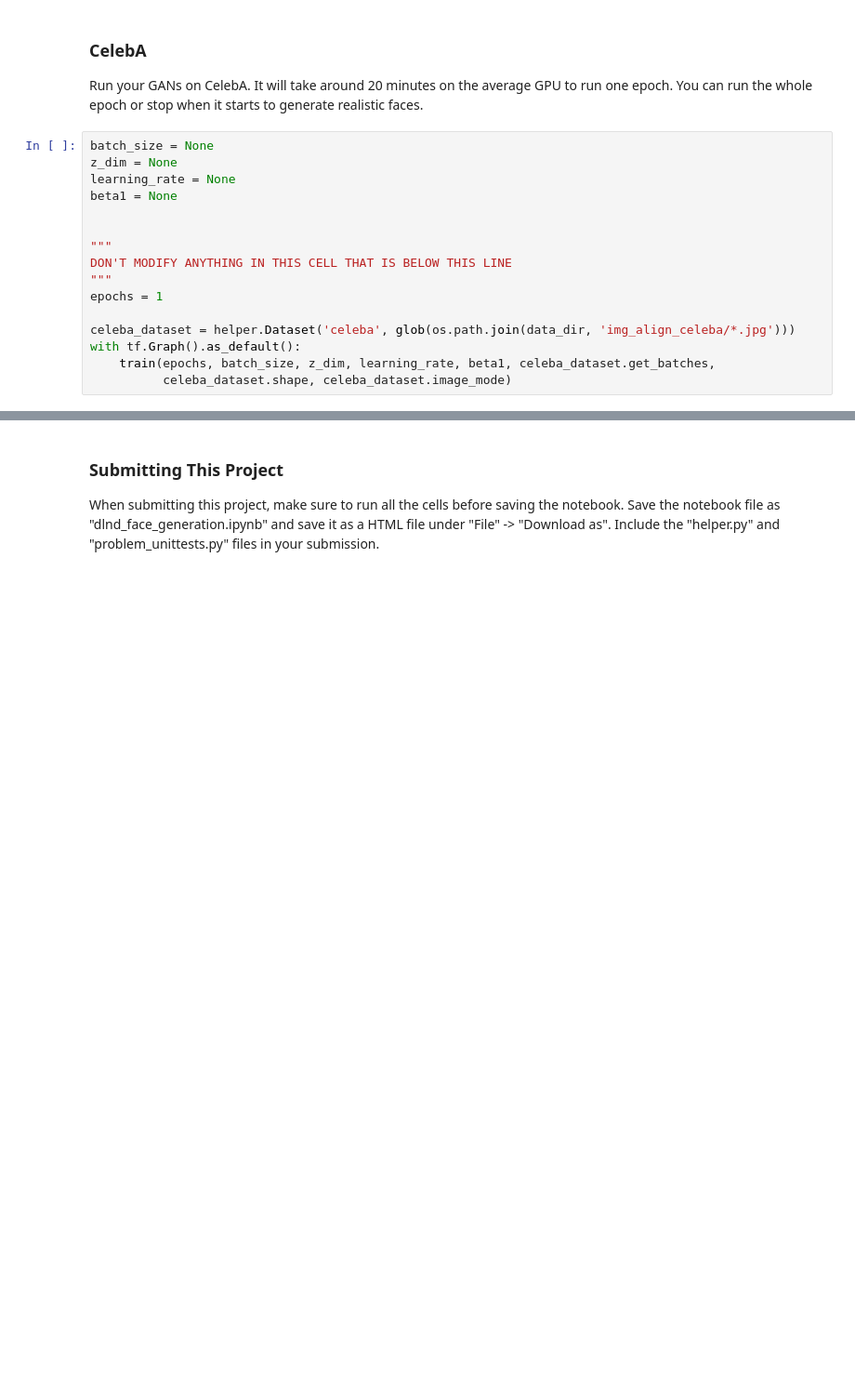
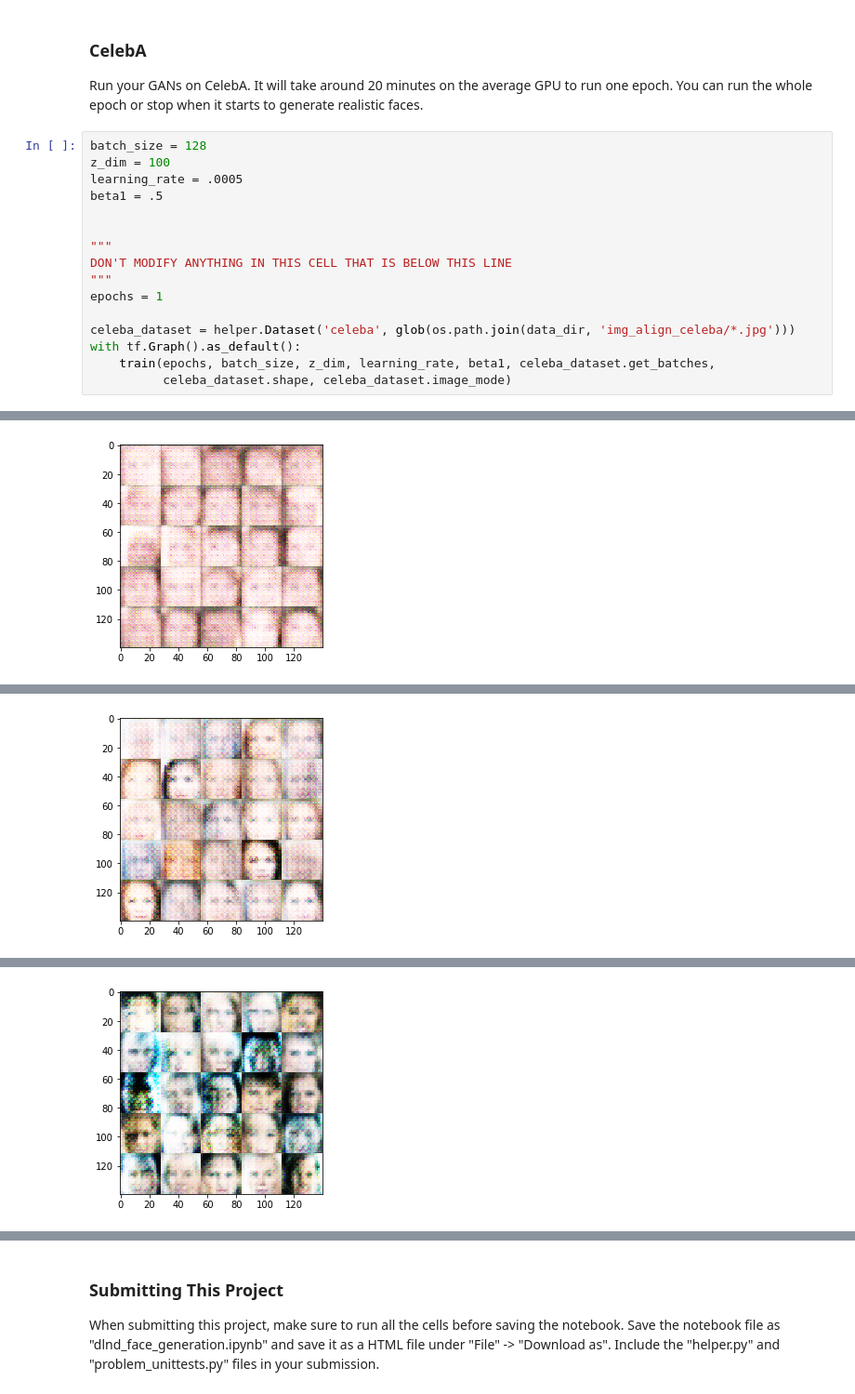
Before and after one commit to ddemilla/udacity_deep_learning, a Jupyter notebook: hw5/dlnd_face_generation.ipynb, the cells around one changed output, grey strips where cells are left out. Shown at 93% size. Saved outputs shown, nothing was run; the diff lists cells and outputs as text; blank space fills up the shorter version.

```diff
--- a/hw5/dlnd_face_generation.ipynb
+++ b/hw5/dlnd_face_generation.ipynb
@@ -415,10 +478,10 @@ KeyboardInterrupt:
 ### CelebA
 Run your GANs on CelebA.  It will take around 20 minutes on the average GPU to run one epoch.  You can run the whole epoch or stop when it starts to generate realistic faces.
 # %%
-batch_size = None
-z_dim = None
-learning_rate = None
-beta1 = None
+batch_size = 128
+z_dim = 100
+learning_rate = .0005
+beta1 = .5
 
 
 """
@@ -430,3 +493,4 @@ celeba_dataset = helper.Dataset('celeba', glob(os.path.join(data_dir, 'img_align
 with tf.Graph().as_default():
     train(epochs, batch_size, z_dim, learning_rate, beta1, celeba_dataset.get_batches,
           celeba_dataset.shape, celeba_dataset.image_mode)
+# %% [output]
@@ -432,0 +507 @@ with tf.Graph().as_default():
+[figure, added]
@@ -432,0 +518 @@ with tf.Graph().as_default():
+[figure, added]
@@ -432,0 +529 @@ with tf.Graph().as_default():
+[figure, added]
```
Also changed, not shown: parts of 9 cells of this notebook, 1 other file.
